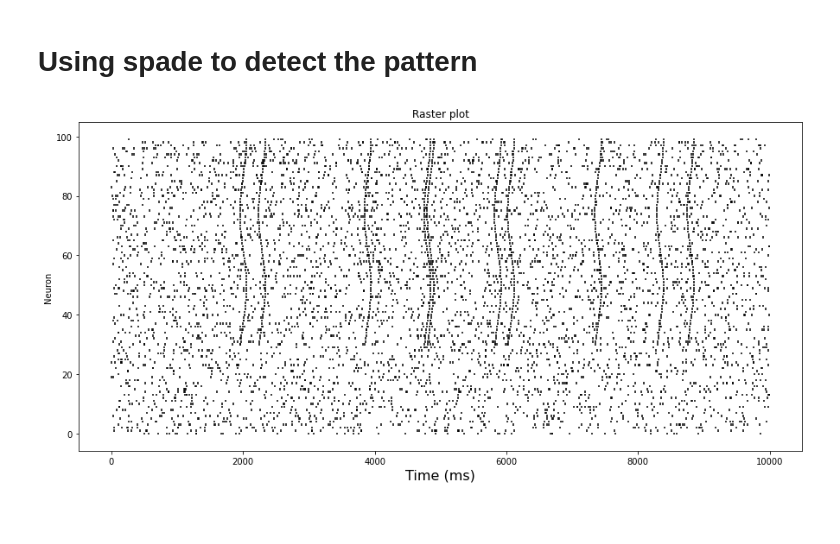
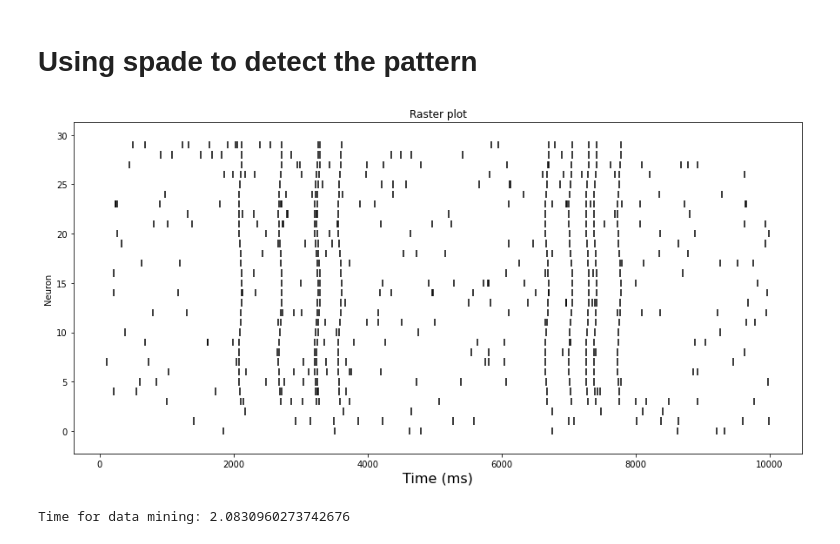
Before and after one commit to SpikeAI/2022-11_brainhack_DetecSpikMotifs, a Jupyter notebook: Generate_Spiking_Motif.ipynb, the cells around one changed output. Saved outputs shown, nothing was run; the diff lists cells and outputs as text; code cells hidden in the pictures; blank space fills up the shorter version.

```diff
--- a/Generate_Spiking_Motif.ipynb
+++ b/Generate_Spiking_Motif.ipynb
@@ -57,28 +57,30 @@ plt.title("Raster plot");
 # %%
 import numpy as np
 import elephant
 import quantities as pq
 
-nb_neuron = 100
-noise_density = 5e-3
+nb_neuron = 30
+noise_density = 1e-3
 simulation_time = 1e4 # in ms
-motif_temporal_amplitude = 100
+motif_temporal_amplitude = 50
 nb_stim = 10
-discard_neurons = 30
+discard_neurons = 3
 
 t_true = [motif_temporal_amplitude + int(np.random.rand()*(simulation_time-3*motif_temporal_amplitude)) for i in range(nb_stim)]
 spike_trains = make_spiketrains_motif(nb_neuron, noise_density, simulation_time, motif_temporal_amplitude, t_true, function= function, discard_spikes = discard_neurons)
 
 plt.figure(figsize=(15, 7))
 plt.eventplot([spike_trains[i].times for i in range(len(spike_trains))], linelengths=0.75, color='black')
 plt.xlabel('Time (ms)', fontsize=16)
 plt.ylabel('Neuron')
 plt.title("Raster plot");
 # %% [output]
-[figure, old version]
+[figure, new version]
 # %%
 patterns = elephant.spade.spade(
-    spiketrains=spike_trains, binsize=1*pq.ms, winlen=motif_temporal_amplitude, min_spikes=3,
-    n_surr=100,dither=5*pq.ms,
+    spiketrains=spike_trains, binsize=1*pq.ms, winlen=motif_temporal_amplitude, min_spikes=5,
+    n_surr=100,dither=1*pq.ms,
     psr_param=[0,0,0],
     output_format='patterns')['patterns']
+# %% [output]
+Time for data mining: 2.0830960273742676
```
Also changed, not shown: parts of 5 cells of this notebook.
